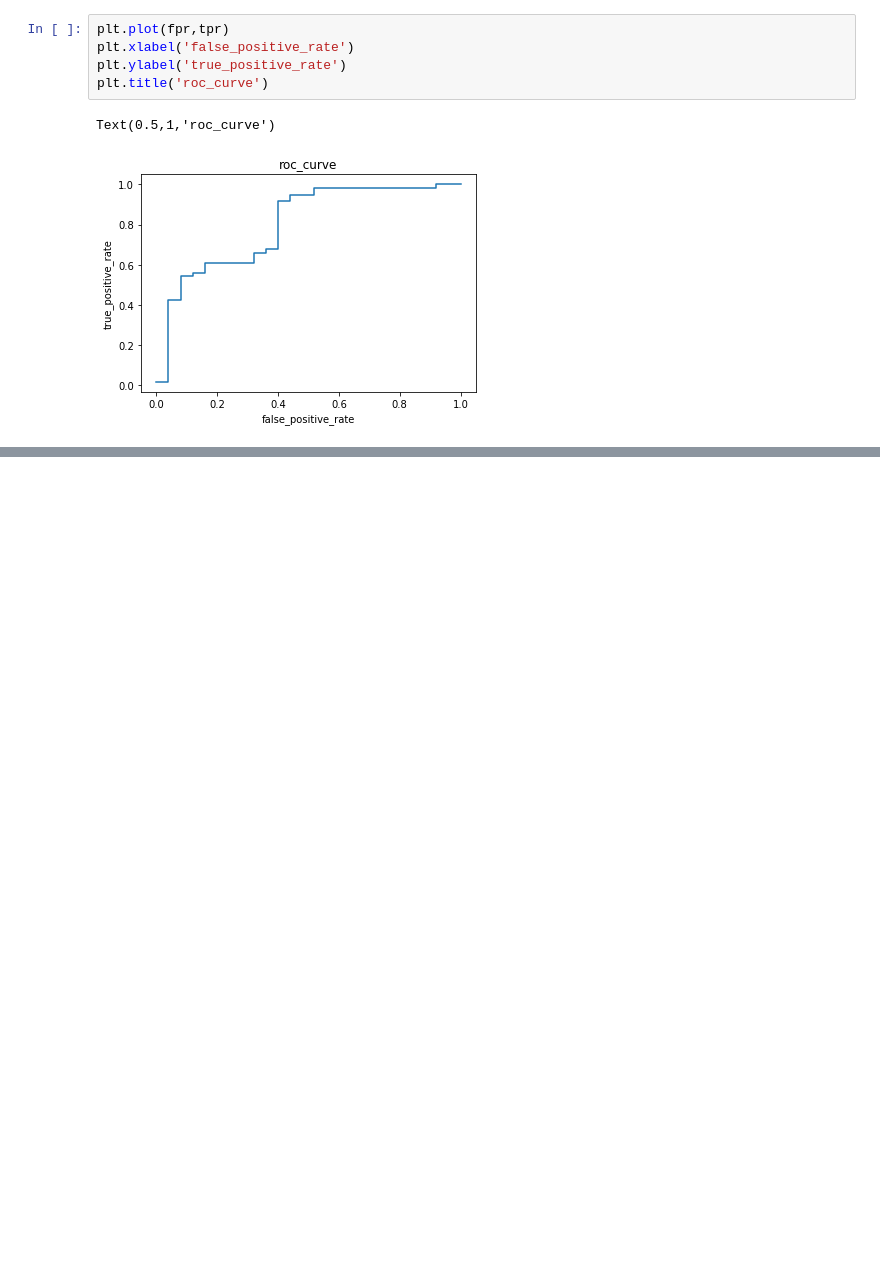
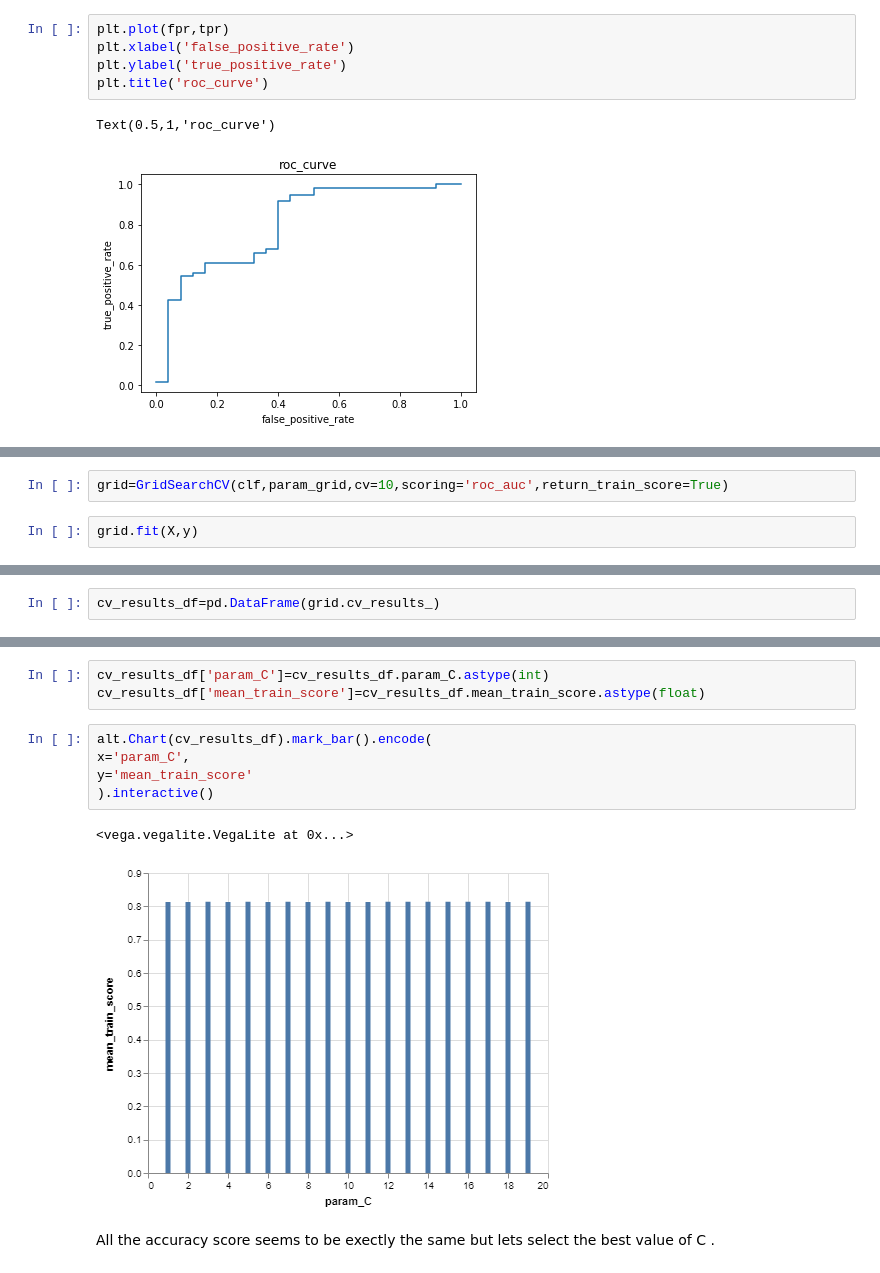
Before and after one commit to Justmiku/ml_project, a Jupyter notebook: loan_prediction.ipynb, the cells around one changed output, grey strips where cells are left out. Drawn from its saved outputs; the diff is of its cells as text; blank space fills up the shorter version.

```diff
--- a/loan_prediction.ipynb
+++ b/loan_prediction.ipynb
@@ -730,0 +783,4 @@ Text(0.5,1,'roc_curve')
+# %%
+grid=GridSearchCV(clf,param_grid,cv=10,scoring='roc_auc',return_train_score=True)
+# %%
+grid.fit(X,y)
@@ -730,0 +797,2 @@ Text(0.5,1,'roc_curve')
+# %%
+cv_results_df=pd.DataFrame(grid.cv_results_)
@@ -730,0 +820,13 @@ Text(0.5,1,'roc_curve')
+# %%
+cv_results_df['param_C']=cv_results_df.param_C.astype(int)
+cv_results_df['mean_train_score']=cv_results_df.mean_train_score.astype(float)
+# %%
+alt.Chart(cv_results_df).mark_bar().encode(
+x='param_C',
+y='mean_train_score'
+).interactive()
+# %% [output]
+<vega.vegalite.VegaLite at 0x...>
+[figure, added]
+# %% [markdown]
+All the accuracy score seems to be exectly the same but lets select the best value of C .
```
Also changed, not shown: parts of 42 cells of this notebook.
